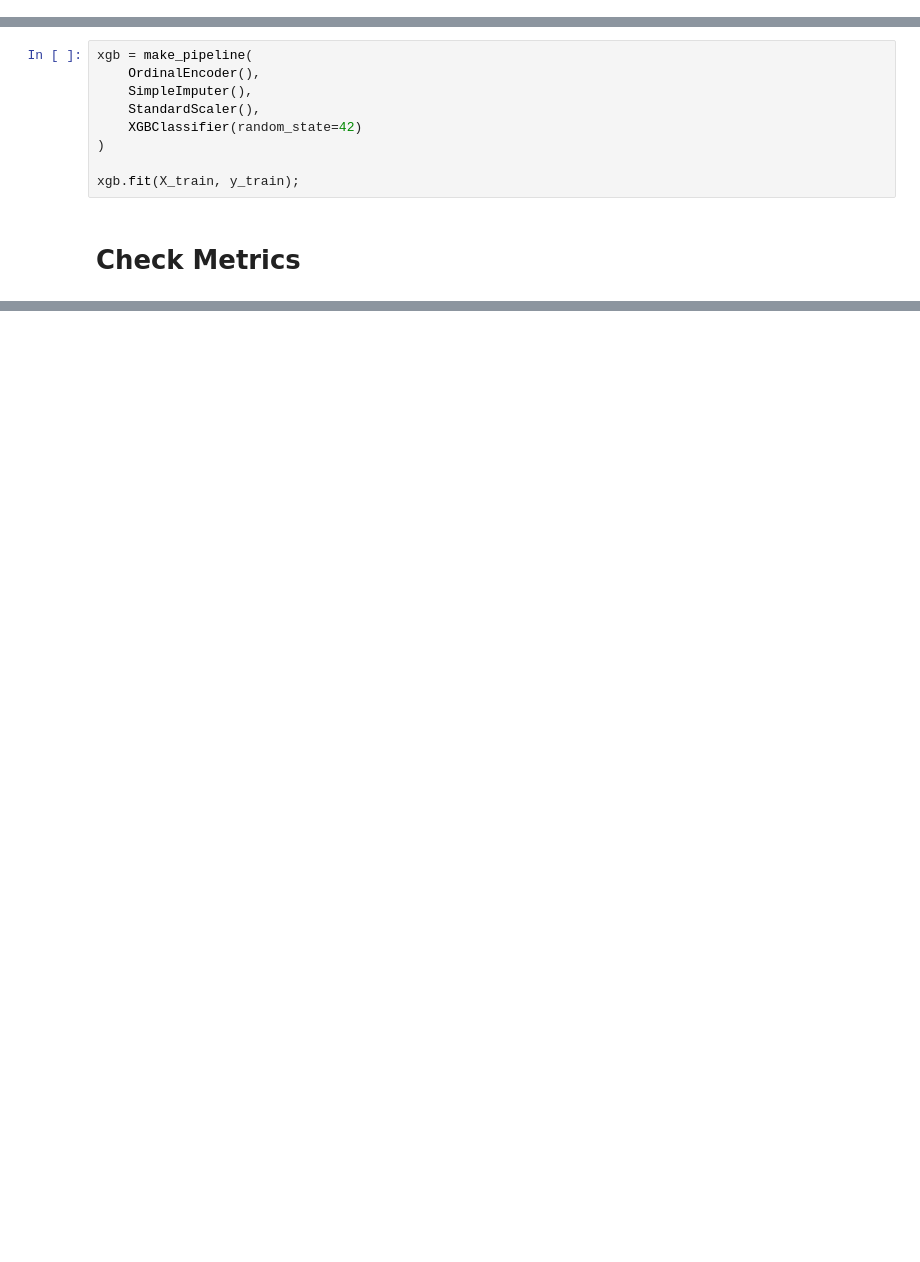
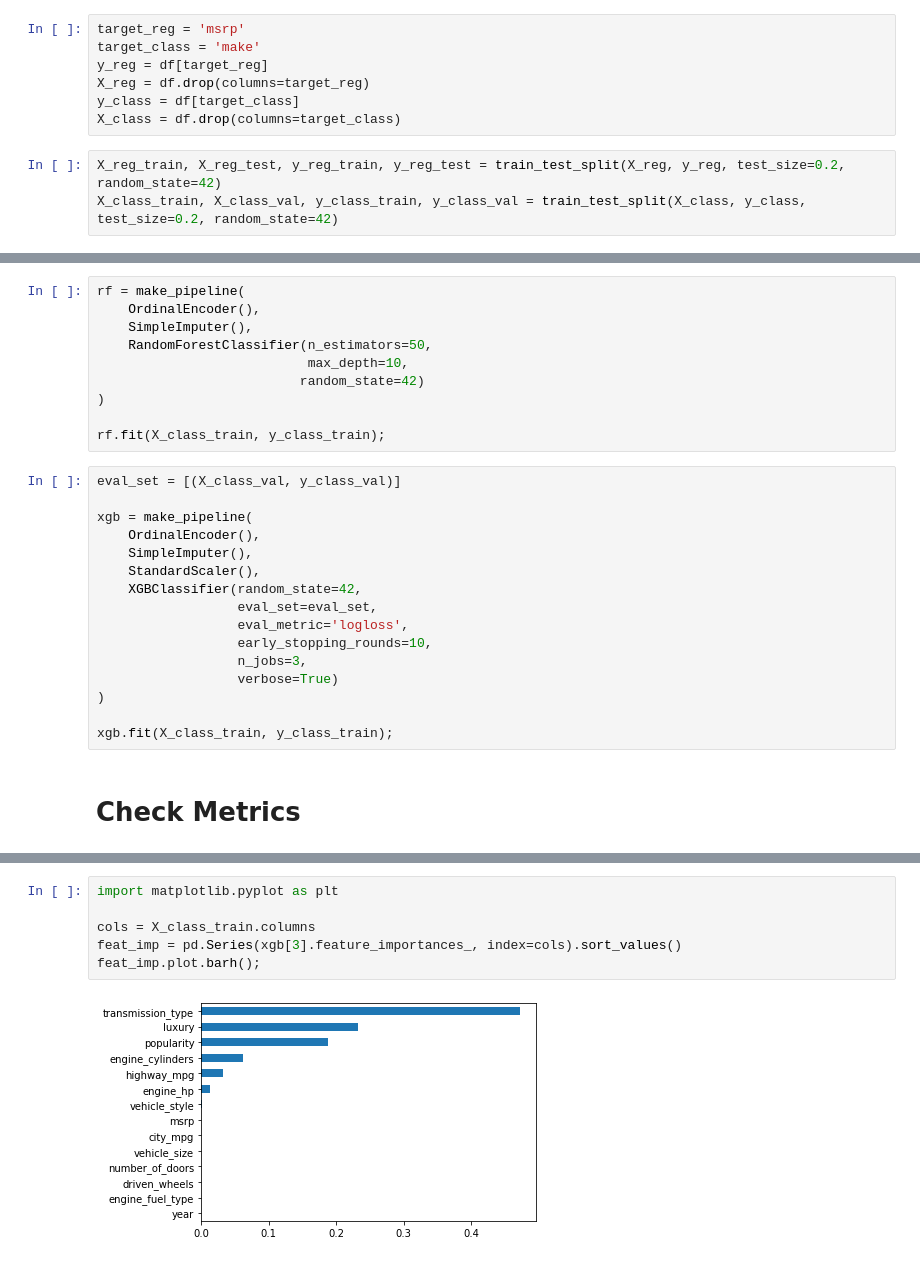
Before and after one commit to dakotagporter/DS-Unit-2-Applied-Modeling, a Jupyter notebook: module3-permutation-boosting/Assign23_LS_DS_233_assignment.ipynb, the cells around one changed output, grey strips where cells are left out. Saved outputs shown, nothing was run; the diff lists cells and outputs as text; blank space fills up the shorter version.

```diff
--- a/module3-permutation-boosting/Assign23_LS_DS_233_assignment.ipynb
+++ b/module3-permutation-boosting/Assign23_LS_DS_233_assignment.ipynb
@@ -113,3 +137,13 @@ X_train, X_test, y_train, y_test = train_test_split(X, y, test_size=0.2, random_
+# %%
+target_reg = 'msrp'
+target_class = 'make'
+y_reg = df[target_reg]
+X_reg = df.drop(columns=target_reg)
+y_class = df[target_class]
+X_class = df.drop(columns=target_class)
+# %%
+X_reg_train, X_reg_test, y_reg_train, y_reg_test = train_test_split(X_reg, y_reg, test_size=0.2, random_state=42)
+X_class_train, X_class_val, y_class_train, y_class_val = train_test_split(X_class, y_class, test_size=0.2, random_state=42)
 # %% [markdown]
 # Build Model
 # %%
@@ -124,12 +158,29 @@ linreg.fit(X_train, y_train);
+# %%
+rf = make_pipeline(
+    OrdinalEncoder(),
+    SimpleImputer(),
+    RandomForestClassifier(n_estimators=50,
+                           max_depth=10,
+                          random_state=42)
+)
+
+rf.fit(X_class_train, y_class_train);
 # %%
+eval_set = [(X_class_val, y_class_val)]
+
 xgb = make_pipeline(
     OrdinalEncoder(),
     SimpleImputer(),
     StandardScaler(),
-    XGBClassifier(random_state=42)
+    XGBClassifier(random_state=42,
+                  eval_set=eval_set,
+                  eval_metric='logloss',
+                  early_stopping_rounds=10,
+                  n_jobs=3,
+                  verbose=True)
 )
 
-xgb.fit(X_train, y_train);
+xgb.fit(X_class_train, y_class_train);
 # %% [markdown]
 # Check Metrics
 # %%
@@ -142,0 +227,8 @@ print('XGB Test MAE:', mean_absolute_error(y_test, xgb.predict(X_test)))
+# %%
+import matplotlib.pyplot as plt
+
+cols = X_class_train.columns
+feat_imp = pd.Series(xgb[3].feature_importances_, index=cols).sort_values()
+feat_imp.plot.barh();
+# %% [output]
+[figure, added]
```
Also changed, not shown: parts of 17 cells of this notebook.
